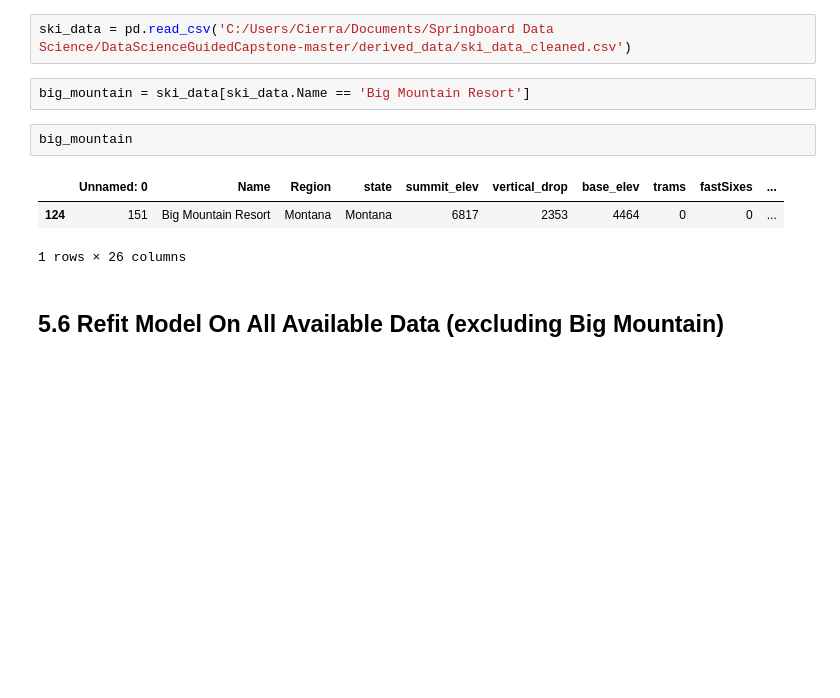
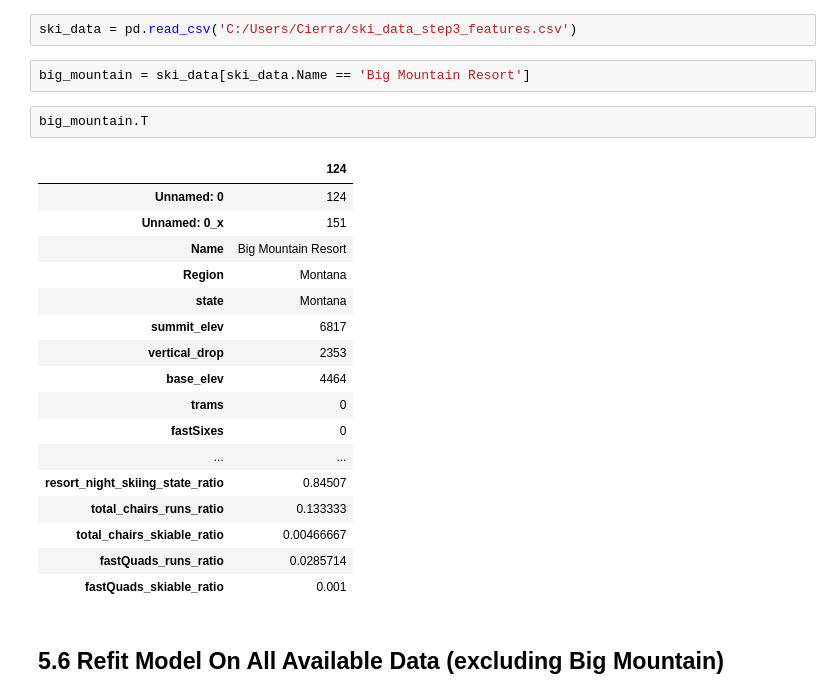
Before and after one commit to Chall88/Data_Science_Sets, a Jupyter notebook: 05_modeling.ipynb, the cells around one changed output. Saved outputs shown, nothing was run; the diff lists cells and outputs as text; blank space fills up the shorter version.

```diff
--- a/05_modeling.ipynb
+++ b/05_modeling.ipynb
@@ -66,15 +64,29 @@ Expected model version doesn't match version loaded
 # %% [markdown]
 ## 5.5 Load Data<a id='5.5_Load_Data'></a>
 # %%
-ski_data = pd.read_csv('C:/Users/Cierra/Documents/Springboard Data Science/DataScienceGuidedCapstone-master/derived_data/ski_data_cleaned.csv')
+ski_data = pd.read_csv('C:/Users/Cierra/ski_data_step3_features.csv')
 # %%
 big_mountain = ski_data[ski_data.Name == 'Big Mountain Resort']
 # %%
-big_mountain
+big_mountain.T
 # %% [output]
-|  | Unnamed: 0 | Name | Region | state | summit_elev | vertical_drop | base_elev | trams | fastSixes | ... |
-| 124 | 151 | Big Mountain Resort | Montana | Montana | 6817 | 2353 | 4464 | 0 | 0 | ... |
+|  | 124 |
+| Unnamed: 0 | 124 |
+| Unnamed: 0_x | 151 |
+| Name | Big Mountain Resort |
+| Region | Montana |
+| state | Montana |
+| summit_elev | 6817 |
+| vertical_drop | 2353 |
+| base_elev | 4464 |
+| trams | 0 |
+| fastSixes | 0 |
+| ... | ... |
+| resort_night_skiing_state_ratio | 0.84507 |
+| total_chairs_runs_ratio | 0.133333 |
+| total_chairs_skiable_ratio | 0.00466667 |
+| fastQuads_runs_ratio | 0.0285714 |
+| fastQuads_skiable_ratio | 0.001 |
-1 rows × 26 columns
 # %% [markdown]
 ## 5.6 Refit Model On All Available Data (excluding Big Mountain)<a id='5.6_Refit_Model_On_All_Available_Data_(excluding_Big_Mountain)'></a>
 # %% [markdown]
```
Also changed, not shown: parts of 20 cells of this notebook.
